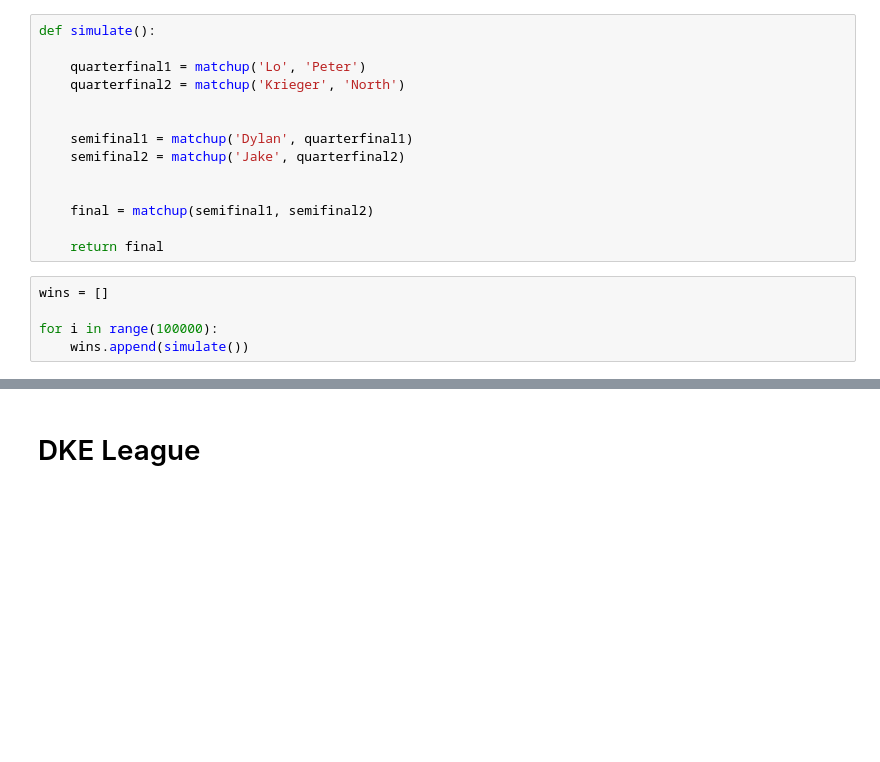
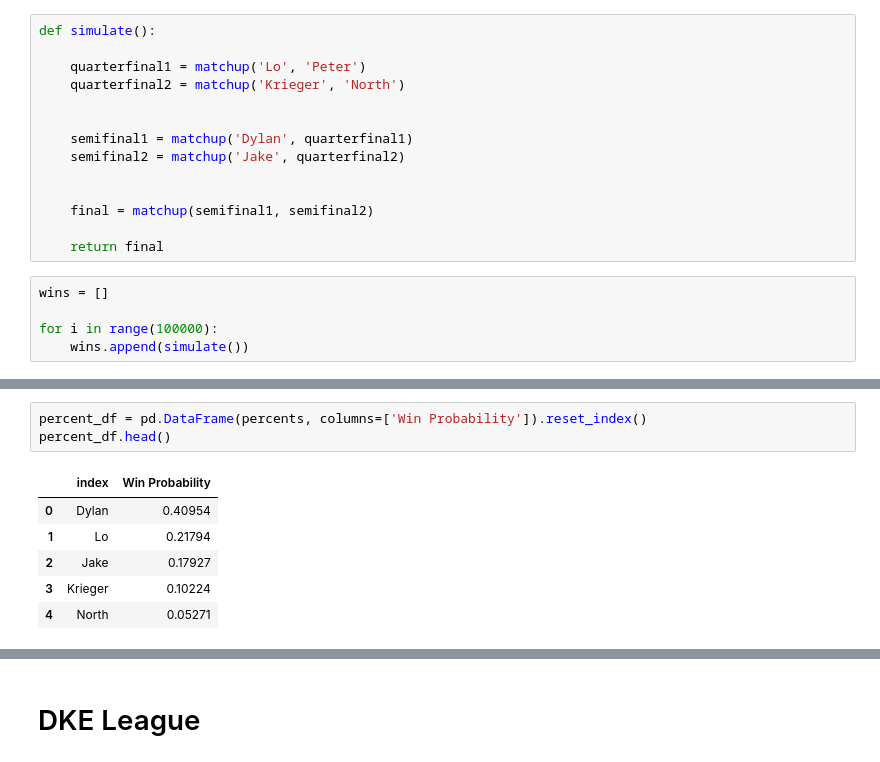
Before and after one commit to eonofrey/fantasy_football_simulate, a Jupyter notebook: fantasy_football_simulation.ipynb, the cells around one changed output, grey strips where cells are left out. Drawn from its saved outputs; the diff is of its cells as text; blank space fills up the shorter version.

```diff
--- a/fantasy_football_simulation.ipynb
+++ b/fantasy_football_simulation.ipynb
@@ -194 +194,11 @@ Krieger    0.09814
 dtype: float64
+# %%
+percent_df = pd.DataFrame(percents, columns=['Win Probability']).reset_index()
+percent_df.head()
+# %% [output]
+|  | index | Win Probability |
+| 0 | Dylan | 0.40954 |
+| 1 | Lo | 0.21794 |
+| 2 | Jake | 0.17927 |
+| 3 | Krieger | 0.10224 |
+| 4 | North | 0.05271 |
```
Also changed, not shown: parts of 3 cells of this notebook.
